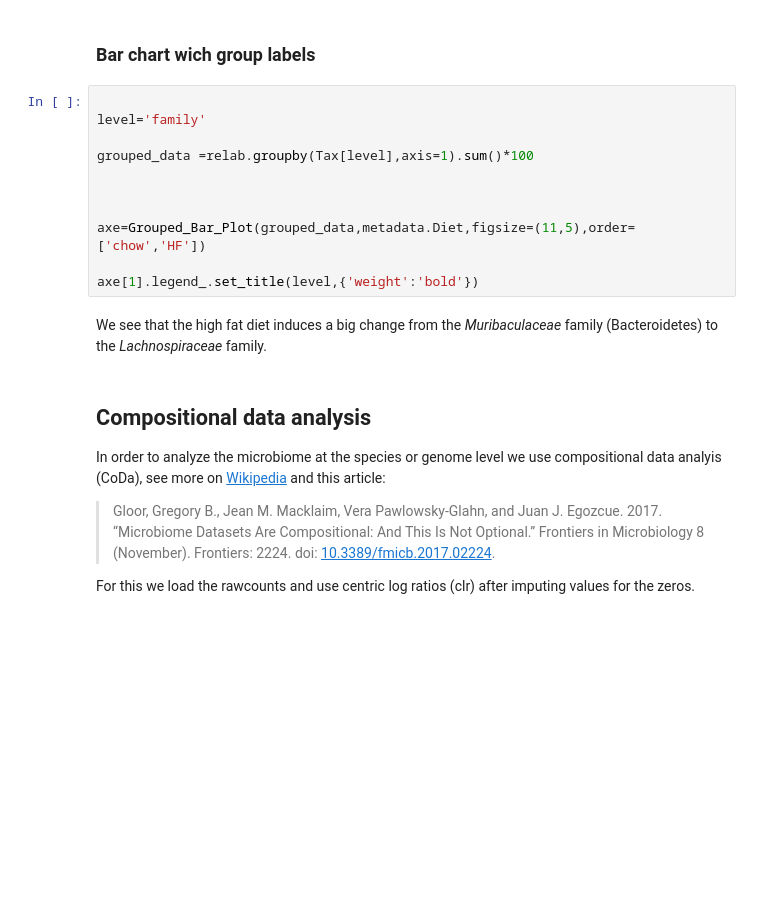
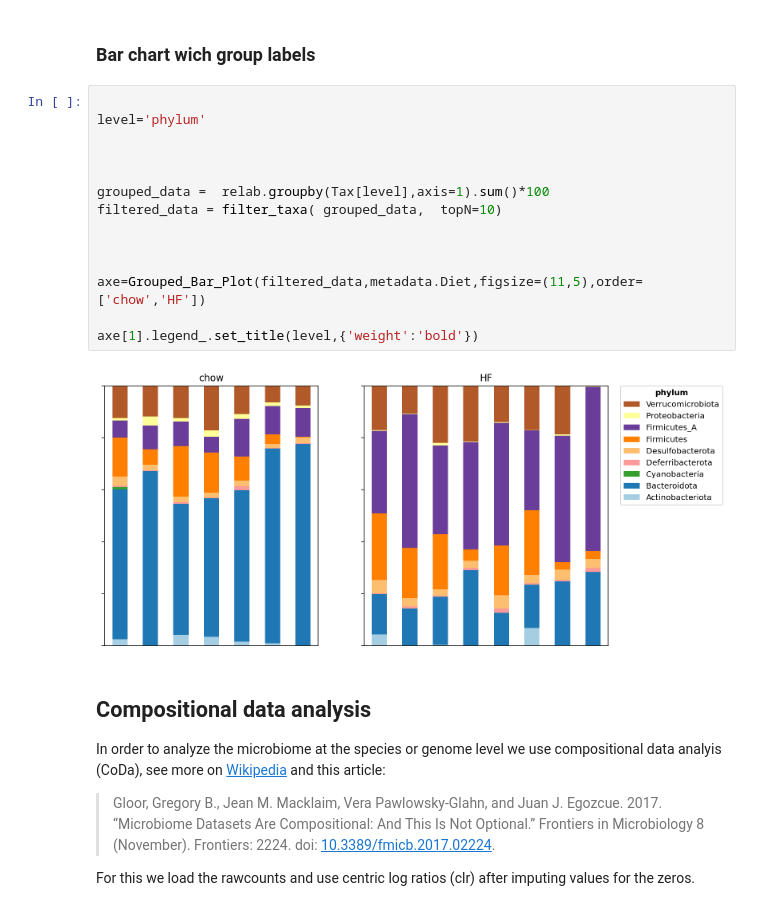
Before and after one commit to metagenome-atlas/Tutorial, a Jupyter notebook: Python/Differential_abundance.ipynb, the cells around one changed output. Saved outputs shown, nothing was run; the diff lists cells and outputs as text; blank space fills up the shorter version.

```diff
--- a/Python/Differential_abundance.ipynb
+++ b/Python/Differential_abundance.ipynb
@@ -55,17 +67,20 @@ relab = (D.T/D.sum(1)).T
 ### Bar chart wich group labels
 # %%
 
-level='family'
-
-grouped_data =relab.groupby(Tax[level],axis=1).sum()*100
+level='phylum'
 
 
 
-axe=Grouped_Bar_Plot(grouped_data,metadata.Diet,figsize=(11,5),order=['chow','HF'])
+grouped_data =  relab.groupby(Tax[level],axis=1).sum()*100
+filtered_data = filter_taxa( grouped_data,  topN=10)
+
+
+
+axe=Grouped_Bar_Plot(filtered_data,metadata.Diet,figsize=(11,5),order=['chow','HF'])
 
 axe[1].legend_.set_title(level,{'weight':'bold'})
+# %% [output]
+[figure, added]
-# %% [markdown]
-We see that the high fat diet induces a big change from the *Muribaculaceae* family (Bacteroidetes) to the *Lachnospiraceae* family.
 # %% [markdown]
 ## Compositional data analysis
 
```
Also changed, not shown: parts of 14 cells of this notebook, 2 other files.
